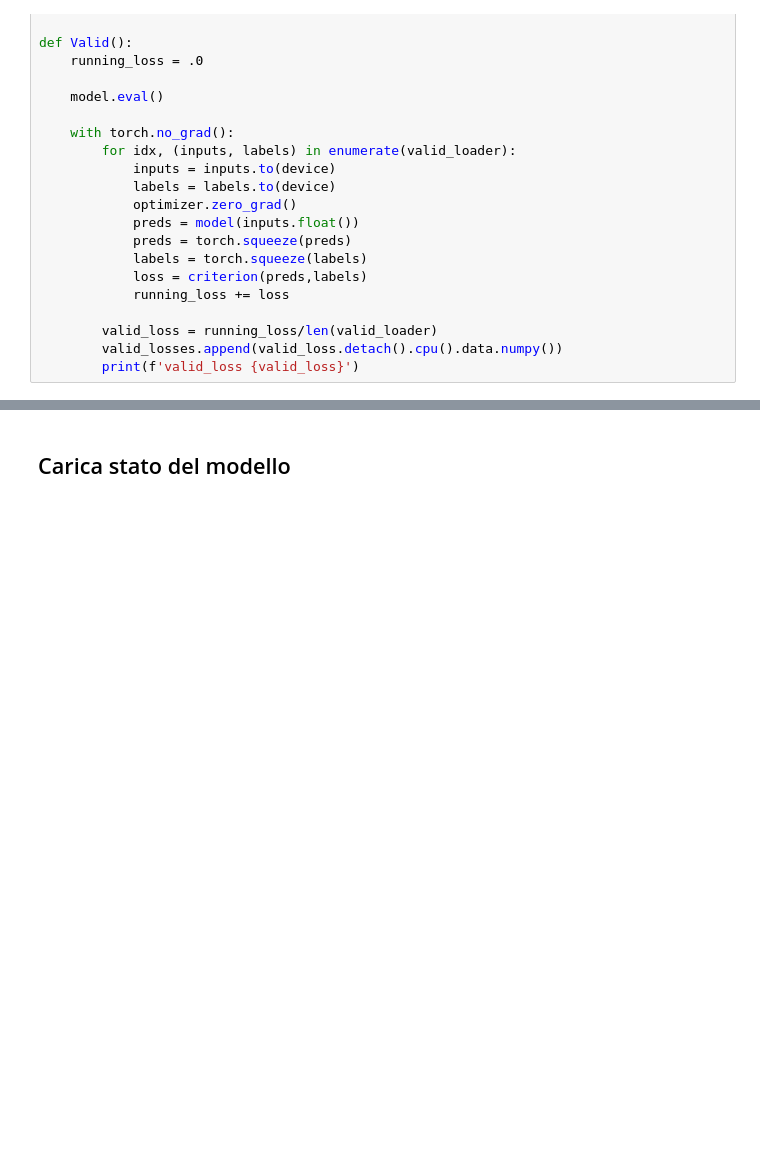
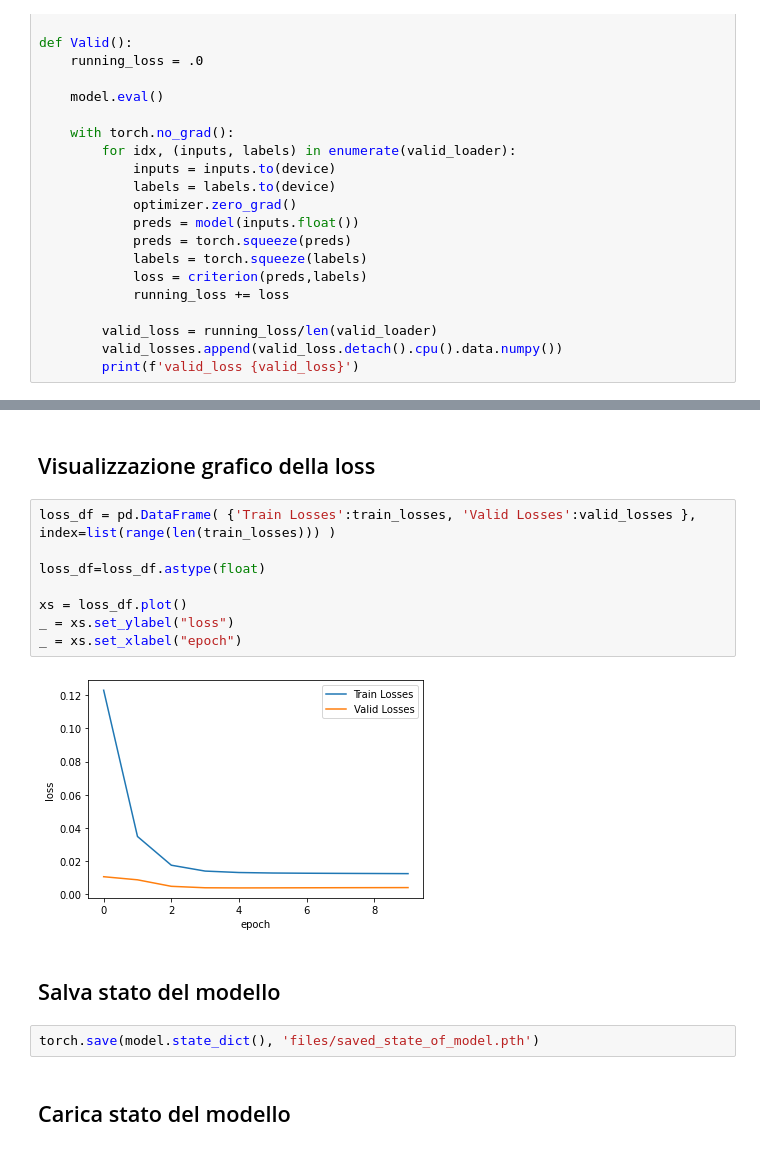
Before and after one commit to dbrglc/progetto_previsione_temperature, a Jupyter notebook: Progetto_dl_LSTM.ipynb, the cells around one changed output, grey strips where cells are left out. Drawn from its saved outputs; the diff is of its cells as text; blank space fills up the shorter version.

```diff
--- a/Progetto_dl_LSTM.ipynb
+++ b/Progetto_dl_LSTM.ipynb
@@ -291,3 +338,19 @@ def Valid():
+# %% [markdown]
+## Visualizzazione grafico della loss
+# %%
+loss_df = pd.DataFrame( {'Train Losses':train_losses, 'Valid Losses':valid_losses }, index=list(range(len(train_losses))) )
+
+loss_df=loss_df.astype(float)
+
+xs = loss_df.plot()
+_ = xs.set_ylabel("loss")
+_ = xs.set_xlabel("epoch")
+# %% [output]
+[figure, added]
+# %% [markdown]
+## Salva stato del modello
+# %%
+torch.save(model.state_dict(), 'files/saved_state_of_model.pth')
 # %% [markdown]
 ## Carica stato del modello
 # %%
```
Also changed, not shown: parts of 18 cells of this notebook, 1 other file.
